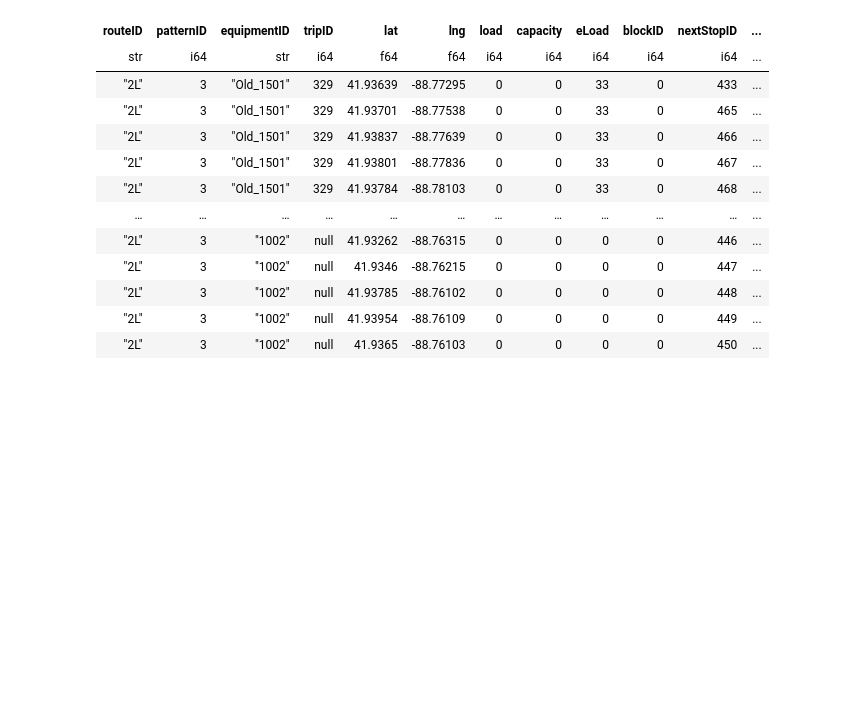
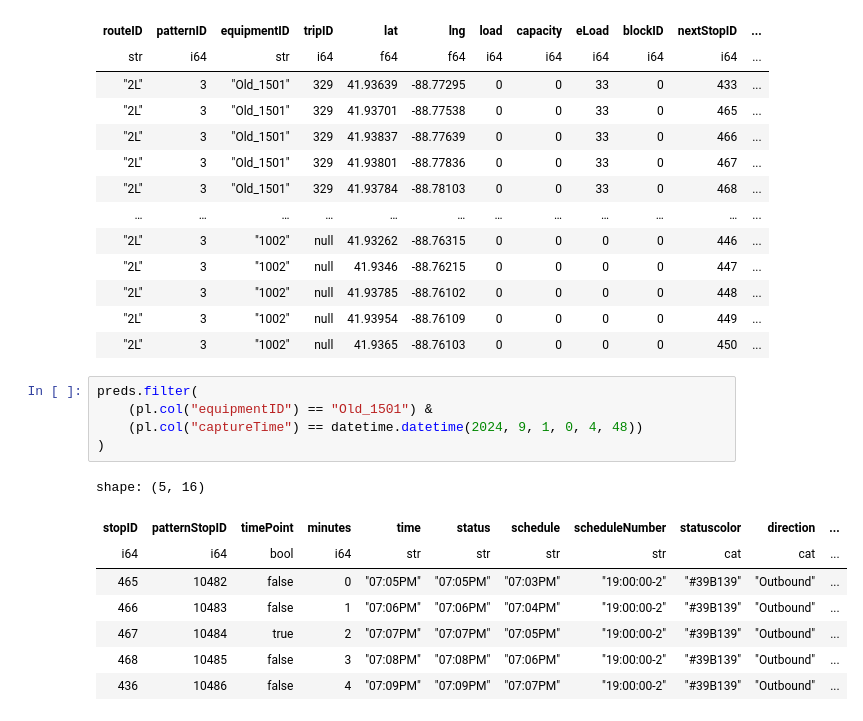
Before and after one commit to shaivilp/Research-Rookies, a Jupyter notebook: data_visualization/predictions.ipynb, the cells around one changed output. Saved outputs shown, nothing was run; the diff lists cells and outputs as text; blank space fills up the shorter version.

```diff
--- a/data_visualization/predictions.ipynb
+++ b/data_visualization/predictions.ipynb
@@ -203,6 +203,20 @@ shape: (34_826, 35)
 | "2L" | 3 | "1002" | null | 41.93785 | -88.76102 | 0 | 0 | 0 | 0 | 448 | ... |
 | "2L" | 3 | "1002" | null | 41.93954 | -88.76109 | 0 | 0 | 0 | 0 | 449 | ... |
 | "2L" | 3 | "1002" | null | 41.9365 | -88.76103 | 0 | 0 | 0 | 0 | 450 | ... |
+# %%
+preds.filter(
+    (pl.col("equipmentID") == "Old_1501") &
+    (pl.col("captureTime") == datetime.datetime(2024, 9, 1, 0, 4, 48))
+)
+# %% [output]
+shape: (5, 16)
+| stopID | patternStopID | timePoint | minutes | time | status | schedule | scheduleNumber | statuscolor | direction | ... |
+| i64 | i64 | bool | i64 | str | str | str | str | cat | cat | ... |
+| 465 | 10482 | false | 0 | "07:05PM" | "07:05PM" | "07:03PM" | "19:00:00-2" | "#39B139" | "Outbound" | ... |
+| 466 | 10483 | false | 1 | "07:06PM" | "07:06PM" | "07:04PM" | "19:00:00-2" | "#39B139" | "Outbound" | ... |
+| 467 | 10484 | true | 2 | "07:07PM" | "07:07PM" | "07:05PM" | "19:00:00-2" | "#39B139" | "Outbound" | ... |
+| 468 | 10485 | false | 3 | "07:08PM" | "07:08PM" | "07:06PM" | "19:00:00-2" | "#39B139" | "Outbound" | ... |
+| 436 | 10486 | false | 4 | "07:09PM" | "07:09PM" | "07:07PM" | "19:00:00-2" | "#39B139" | "Outbound" | ... |
 # %%
 #Add a uniform column for nextStopPatternID
 subset = subset.with_columns(
```
Also changed, not shown: parts of 1 cell of this notebook.
